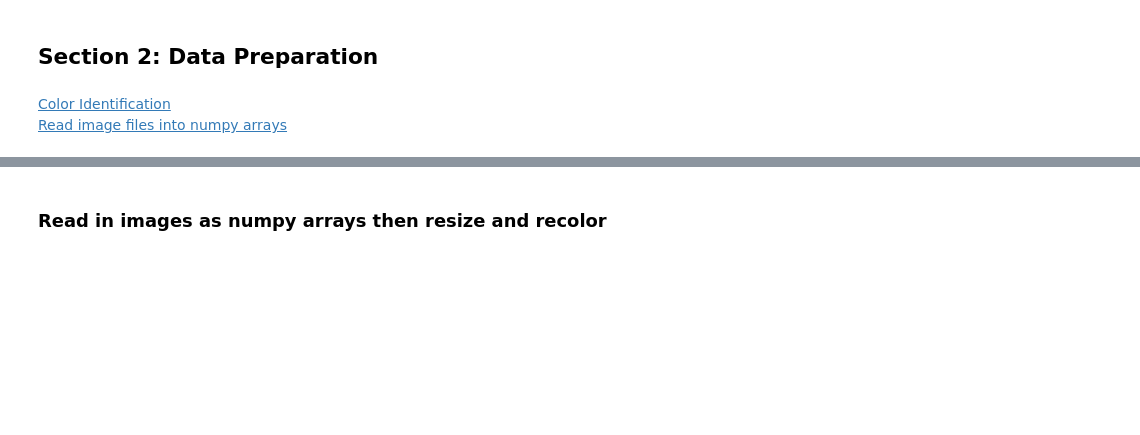
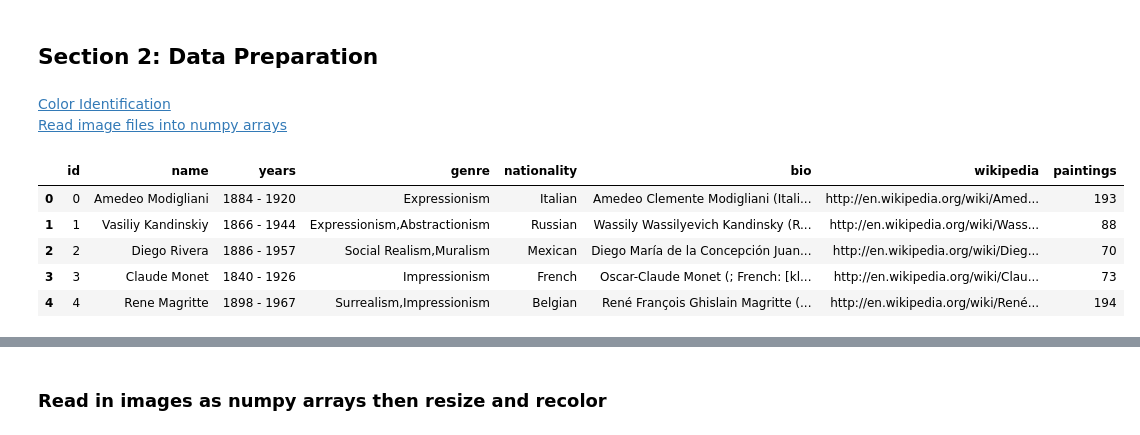
Before and after one commit to Hd0702/CSE5324, a Jupyter notebook: A2/Image_Data.ipynb, the cells around one changed output, grey strips where cells are left out. Cells and saved outputs as stored; diff of their text form; code cells hidden in the pictures; blank space fills up the shorter version.

```diff
--- a/A2/Image_Data.ipynb
+++ b/A2/Image_Data.ipynb
@@ -29,3 +29,16 @@ In addition to the base similarity result, the reasoning between the model's pre
 [Color Identification](https://towardsdatascience.com/color-identification-in-images-machine-learning-application-b26e770c4c71)
 <br>
 [Read image files into numpy arrays](https://www.kaggle.com/lgmoneda/from-image-files-to-numpy-arrays)
+# %%
+import pandas as pd
+import numpy as np
+
+df = pd.read_csv('artists.csv')
+df.head()
+# %% [output]
+|  | id | name | years | genre | nationality | bio | wikipedia | paintings |
+| 0 | 0 | Amedeo Modigliani | 1884 - 1920 | Expressionism | Italian | Amedeo Clemente Modigliani (Itali... | http://en.wikipedia.org/wiki/Amed... | 193 |
+| 1 | 1 | Vasiliy Kandinskiy | 1866 - 1944 | Expressionism,Abstractionism | Russian | Wassily Wassilyevich Kandinsky (R... | http://en.wikipedia.org/wiki/Wass... | 88 |
+| 2 | 2 | Diego Rivera | 1886 - 1957 | Social Realism,Muralism | Mexican | Diego María de la Concepción Juan... | http://en.wikipedia.org/wiki/Dieg... | 70 |
+| 3 | 3 | Claude Monet | 1840 - 1926 | Impressionism | French | Oscar-Claude Monet (; French: [kl... | http://en.wikipedia.org/wiki/Clau... | 73 |
+| 4 | 4 | Rene Magritte | 1898 - 1967 | Surrealism,Impressionism | Belgian | René François Ghislain Magritte (... | http://en.wikipedia.org/wiki/René... | 194 |
```
Also changed, not shown: parts of 5 cells of this notebook.
